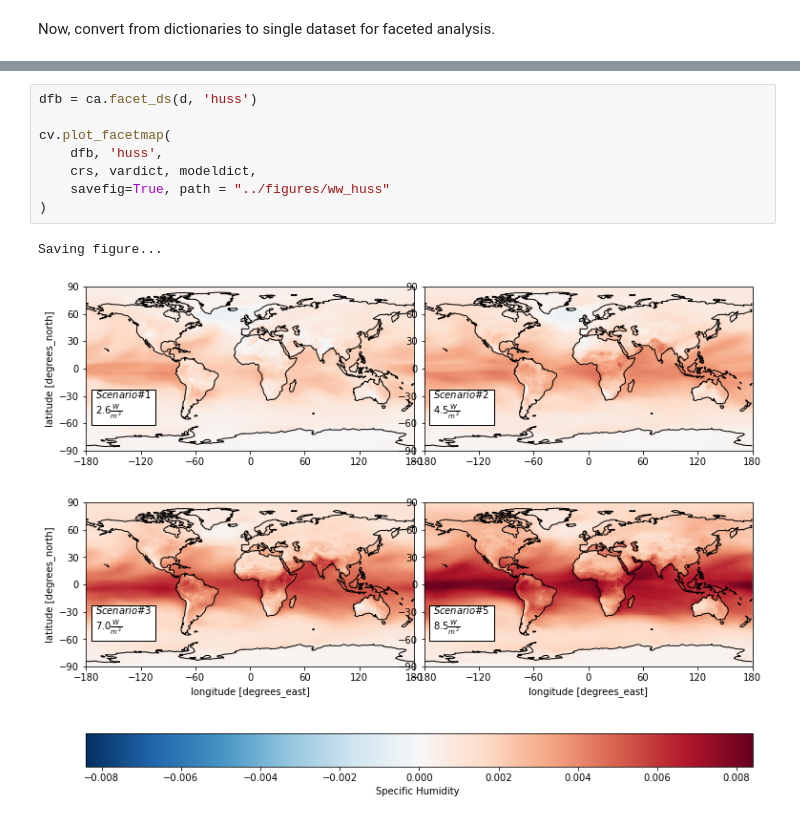
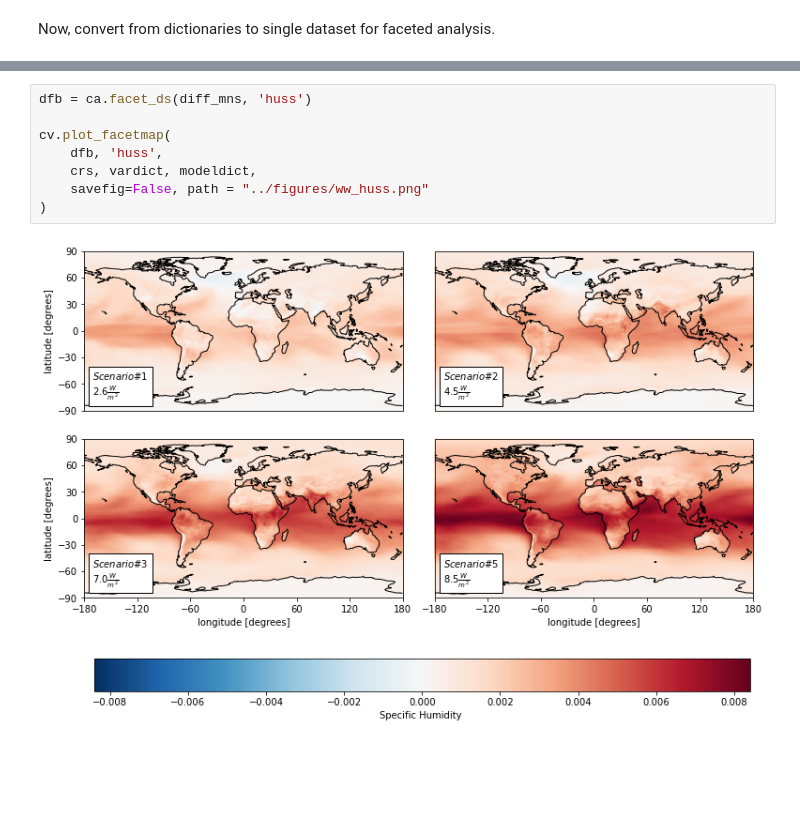
Before and after one commit to UCB-stat-159-s22/hw07-group20, a Jupyter notebook: notebooks/CESM_EDA.ipynb, the cells around one changed output, grey strips where cells are left out. Cells and saved outputs as stored; diff of their text form; blank space fills up the shorter version.

```diff
--- a/notebooks/CESM_EDA.ipynb
+++ b/notebooks/CESM_EDA.ipynb
@@ -495,14 +425,13 @@ ww_tas_sum
 | Mean | 2.697534 | 3.893385 | 5.407121 | 7.411402 |
 | Max | 8.297601 | 10.178103 | 12.911526 | 19.133661 |
 # %%
-dfb = ca.facet_ds(d, 'huss')
+dfb = ca.facet_ds(diff_mns, 'huss')
 
 cv.plot_facetmap(
     dfb, 'huss',
     crs, vardict, modeldict,
-    savefig=True, path = "../figures/ww_huss"
+    savefig=False, path = "../figures/ww_huss.png"
 )
 # %% [output]
-Saving figure...
-[figure, old version]
+[figure, new version]
 # %%
```
Also changed, not shown: parts of 18 cells of this notebook.
